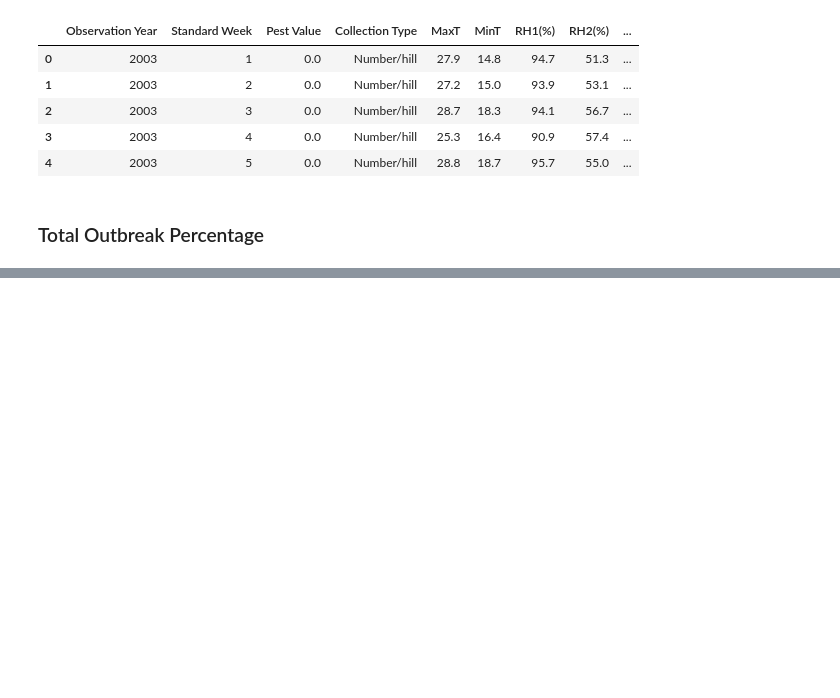
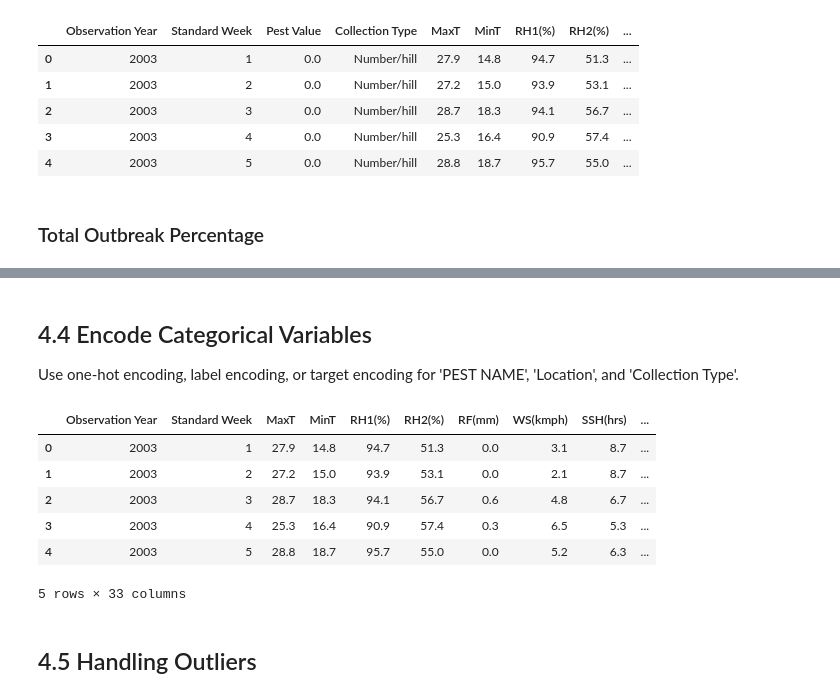
Before and after one commit to HXCLogic/Predictive-Modelling-for-Pest-Outbreak-Using-Machine-Learning-Techniques, a Jupyter notebook: Rice - Pest and Diseases/Rice.ipynb, the cells around one changed output, grey strips where cells are left out. Drawn from its saved outputs; the diff is of its cells as text; code cells hidden in the pictures; blank space fills up the shorter version.

Commit message:
Added more Preprocessing
Added more Preprocessing steps, like removing unnecessary attributes and checking if the data is complete.

```diff
--- a/Rice - Pest and Diseases/Rice.ipynb
+++ b/Rice - Pest and Diseases/Rice.ipynb
@@ -412,0 +404,3 @@ This represents an balanced dataset. Allowing the model to be trained equally wi
+# %%
+data.drop(columns=['Pest Value'], inplace=True)
+data.head()
@@ -414,0 +440,3 @@ This represents an balanced dataset. Allowing the model to be trained equally wi
+# %%
+print(data.duplicated().value_counts())
+data = data.drop_duplicates()
@@ -414,0 +461,17 @@ This represents an balanced dataset. Allowing the model to be trained equally wi
+# %% [markdown]
+## 4.4 Encode Categorical Variables
+
+Use one-hot encoding, label encoding, or target encoding for 'PEST NAME', 'Location', and 'Collection Type'.
+# %%
+data = pd.get_dummies(data, columns=['PEST NAME', 'Location', 'Collection Type'])
+data.head()
+# %% [output]
+|  | Observation Year | Standard Week | MaxT | MinT | RH1(%) | RH2(%) | RF(mm) | WS(kmph) | SSH(hrs) | ... |
+| 0 | 2003 | 1 | 27.9 | 14.8 | 94.7 | 51.3 | 0.0 | 3.1 | 8.7 | ... |
+| 1 | 2003 | 2 | 27.2 | 15.0 | 93.9 | 53.1 | 0.0 | 2.1 | 8.7 | ... |
+| 2 | 2003 | 3 | 28.7 | 18.3 | 94.1 | 56.7 | 0.6 | 4.8 | 6.7 | ... |
+| 3 | 2003 | 4 | 25.3 | 16.4 | 90.9 | 57.4 | 0.3 | 6.5 | 5.3 | ... |
+| 4 | 2003 | 5 | 28.8 | 18.7 | 95.7 | 55.0 | 0.0 | 5.2 | 6.3 | ... |
+5 rows × 33 columns
+# %% [markdown]
+## 4.5 Handling Outliers
```
Also changed, not shown: parts of 14 cells of this notebook.
